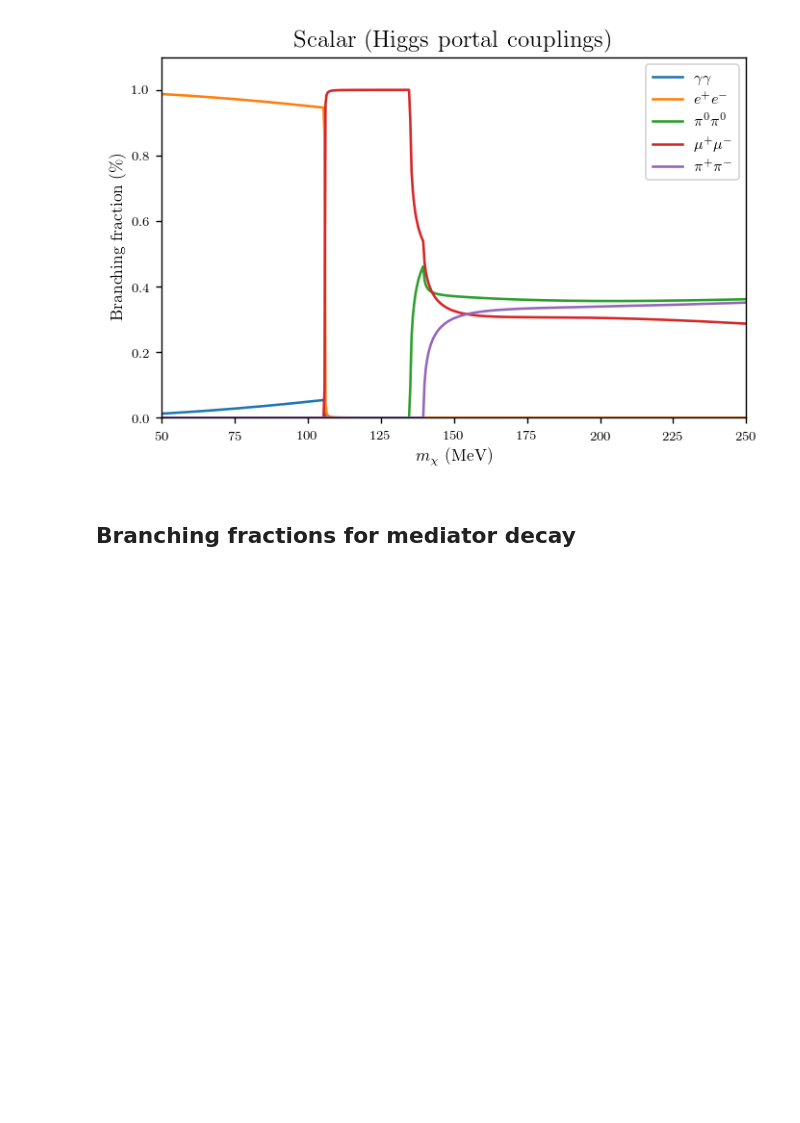
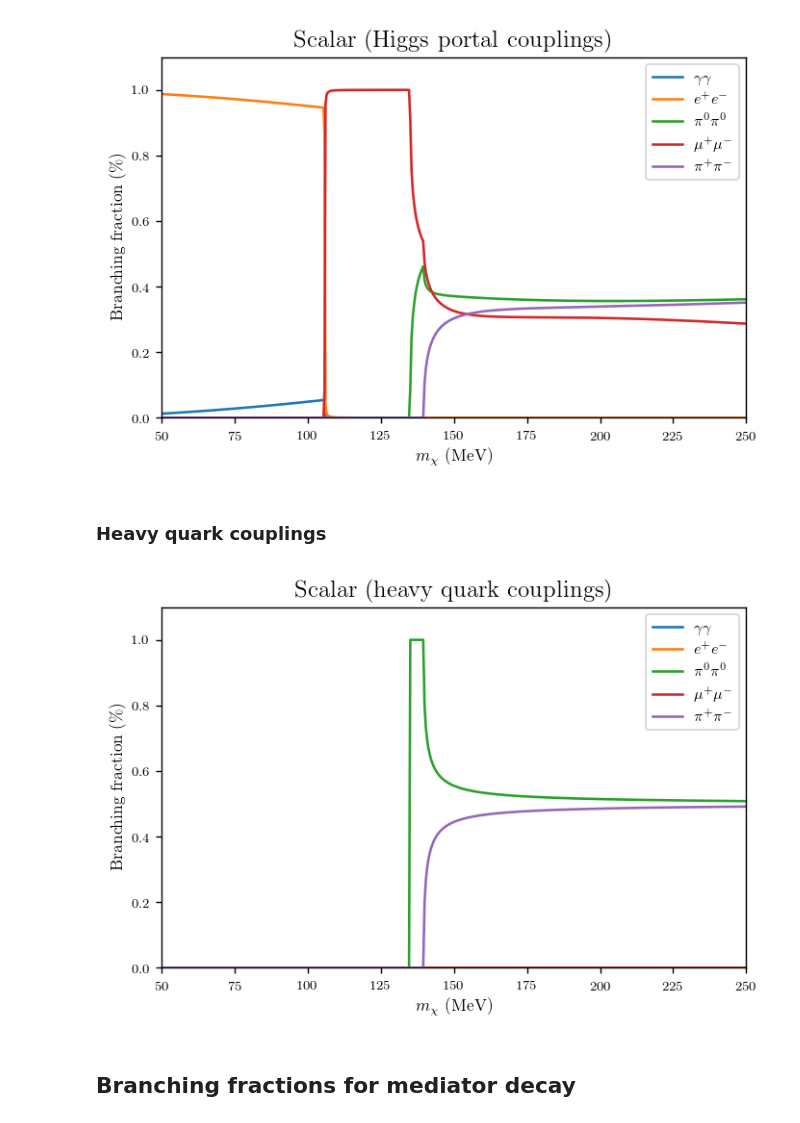
Before and after one commit to LoganAMorrison/Hazma, a Jupyter notebook: tutorials/scalar_mediator_branching_fractions.ipynb, the cells around one changed output. Saved outputs shown, nothing was run; the diff lists cells and outputs as text; code cells hidden in the pictures; blank space fills up the shorter version.

```diff
--- a/tutorials/scalar_mediator_branching_fractions.ipynb
+++ b/tutorials/scalar_mediator_branching_fractions.ipynb
@@ -44,6 +46,47 @@ plt.tight_layout()
 plt.savefig("figures/scalar_branching_fractions_higgs_portal.pdf")
 # %% [output]
 [figure]
+# %% [markdown]
+### Heavy quark couplings
+# %%
+mx_min, mx_max, n_mxs = 50., 250, 500
+mxs = np.logspace(np.log10(mx_min), np.log10(mx_max), n_mxs)
+
+sm_args = {"mx": 250., "ms": 1000., "gsxx": 1.,
+           "gsff": 0., "gsGG": 1., "gsFF": 0.}
+sm = ScalarMediator(**sm_args)
+
+vx_mw = 1.0e-3  # approximate DM velocity in Milky Way halo
+
+bfs_varying_gs = {}
+
+# Compute branching fractions for different couplings
+bfs_raw = []
+for mx in mxs:
+    sm.mx = mx
+    e_cm = 2. * sm.mx * (1. + 0.5 * vx_mw**2)
+    bfs_raw.append(sm.branching_fractions(e_cm))
+
+bfs = {fs: [bf[fs] for bf in bfs_raw] for fs in sm.list_final_states()}
+
+### Make the plot
+plt.figure(figsize=(latex_text_width_1col, 4))
+
+for fs, bf_list in bfs.iteritems():
+    if fs != "s s":
+        plt.plot(mxs, bf_list, label=get_tex_label(fs))
+
+plt.title("Scalar (heavy quark couplings)")
+plt.xlabel(r"$m_\chi$ (MeV)")
+plt.ylabel("Branching fraction (\%)")
+plt.legend()
+plt.xlim(mxs[[0, -1]])
+plt.ylim(0, 1.1)
+
+plt.tight_layout()
+plt.savefig("figures/scalar_branching_fractions_heavy_quark.pdf")
+# %% [output]
+[figure, added]
 # %% [markdown]
 ## Branching fractions for mediator decay
 # %%
```
Also changed, not shown: parts of 1 cell of this notebook, 7 other files.
